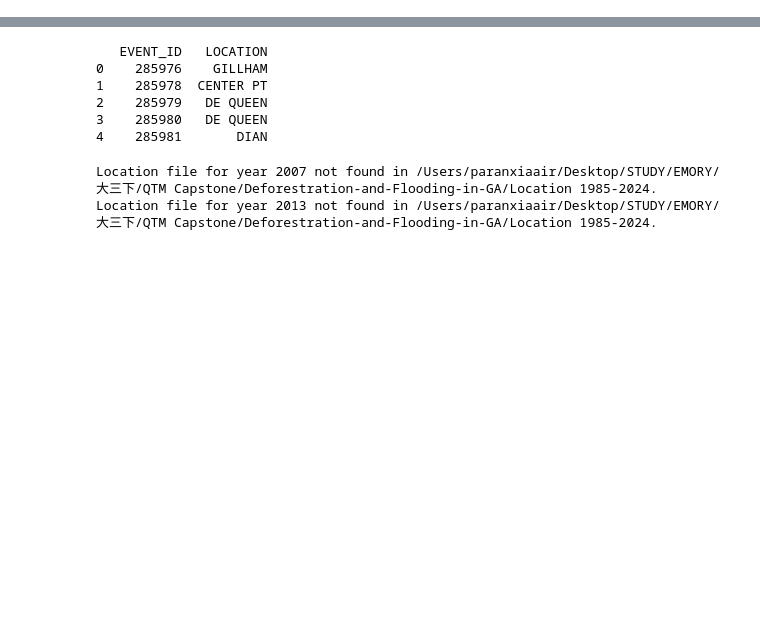
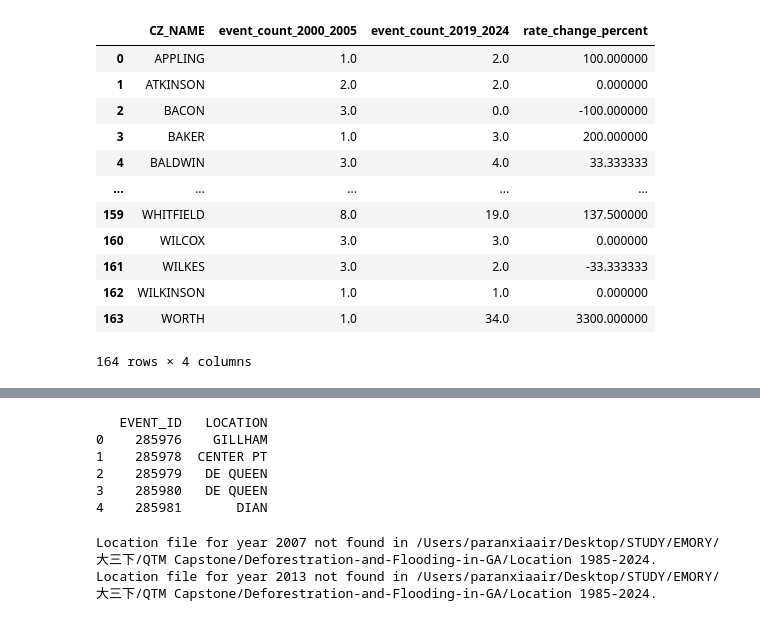
Before and after one commit to paranxia919/Deforestration-and-Flooding-in-GA, a Jupyter notebook: StormData RoC Cla.ipynb, the cells around one changed output, grey strips where cells are left out. Drawn from its saved outputs; the diff is of its cells as text; code cells hidden in the pictures; blank space fills up the shorter version.

```diff
--- a/StormData RoC Cla.ipynb
+++ b/StormData RoC Cla.ipynb
@@ -126 +138,47 @@ merged_counts
+# %%
+def compare_two_time_spans(event_counts):
+
+    group1 = event_counts[
+        event_counts["year"].between(2000, 2005)
+    ].groupby("CZ_NAME", as_index=False)["event_count"].sum()
+    group1.rename(columns={"event_count": "event_count_2000_2005"}, inplace=True)
+
+
+    group2 = event_counts[
+        event_counts["year"].between(2019, 2024)
+    ].groupby("CZ_NAME", as_index=False)["event_count"].sum()
+    group2.rename(columns={"event_count": "event_count_2019_2024"}, inplace=True)
+
+    merged_counts = pd.merge(group1, group2, on="CZ_NAME", how="outer")
+
+    # If a CZ_NAME exists in one group but not the other, fill missing counts with 0.
+    merged_counts["event_count_2000_2005"] = merged_counts["event_count_2000_2005"].fillna(0)
+    merged_counts["event_count_2019_2024"] = merged_counts["event_count_2019_2024"].fillna(0)
+
+    # If the 2000-2005 count is 0, set it to NaN (avoid division by zero).
+    merged_counts["rate_change_percent"] = np.where(
+        merged_counts["event_count_2000_2005"] == 0,
+        np.nan,
+        ((merged_counts["event_count_2019_2024"] - merged_counts["event_count_2000_2005"])
+          / merged_counts["event_count_2000_2005"]) * 100
+    )
+
+    return merged_counts
+
+final_result = compare_two_time_spans(event_counts)
+final_result
+# %% [output]
+|  | CZ_NAME | event_count_2000_2005 | event_count_2019_2024 | rate_change_percent |
+| 0 | APPLING | 1.0 | 2.0 | 100.000000 |
+| 1 | ATKINSON | 2.0 | 2.0 | 0.000000 |
+| 2 | BACON | 3.0 | 0.0 | -100.000000 |
+| 3 | BAKER | 1.0 | 3.0 | 200.000000 |
+| 4 | BALDWIN | 3.0 | 4.0 | 33.333333 |
+| ... | ... | ... | ... | ... |
+| 159 | WHITFIELD | 8.0 | 19.0 | 137.500000 |
+| 160 | WILCOX | 3.0 | 3.0 | 0.000000 |
+| 161 | WILKES | 3.0 | 2.0 | -33.333333 |
+| 162 | WILKINSON | 1.0 | 1.0 | 0.000000 |
+| 163 | WORTH | 1.0 | 34.0 | 3300.000000 |
+164 rows × 4 columns
 # %%
```
Also changed, not shown: parts of 10 cells of this notebook, 1 other file.
